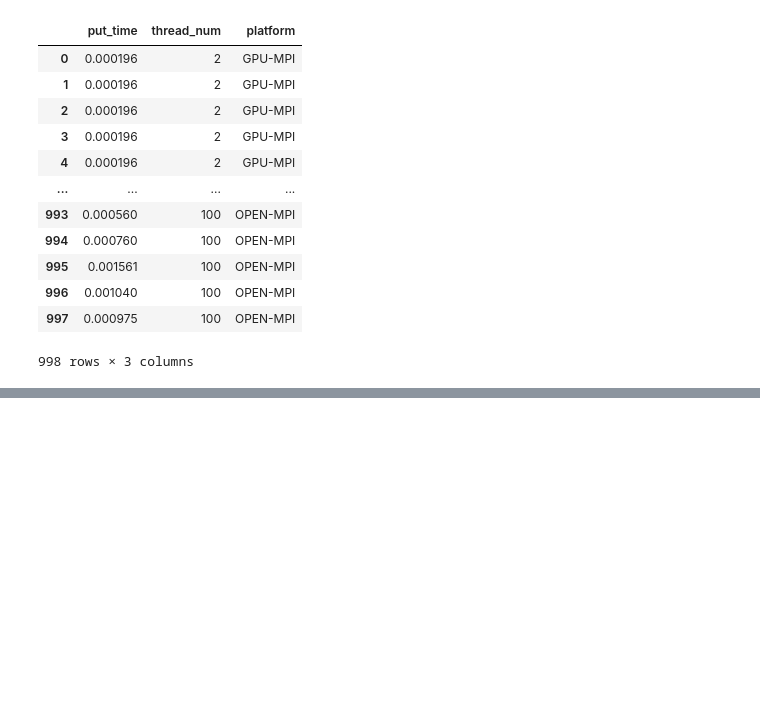
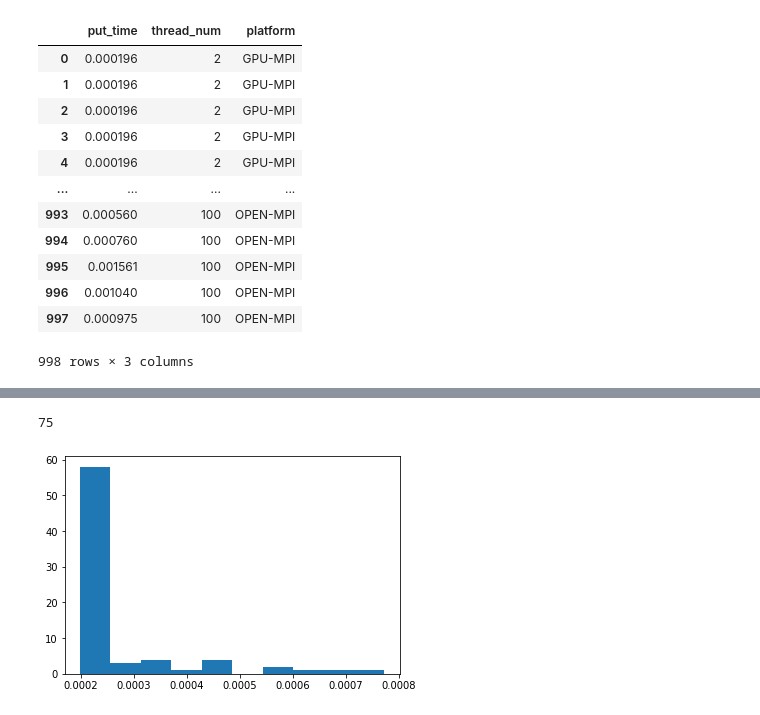
Before and after one commit to sinoyou/DPHPC-ETHZ-AS21-Visualization, a Jupyter notebook: DPHPC_ETHZ_AS21_Data_Visualization.ipynb, the cells around one changed output, grey strips where cells are left out. Cells and saved outputs as stored; diff of their text form; code cells hidden in the pictures; blank space fills up the shorter version.

```diff
--- a/DPHPC_ETHZ_AS21_Data_Visualization.ipynb
+++ b/DPHPC_ETHZ_AS21_Data_Visualization.ipynb
@@ -99,0 +104,9 @@ thread_time_data[thread_time_data['platform'] == 'GPU-MPI']
+# %%
+# put time statistics for [gpu] [thread_num = 20/10]
+data_select = thread_time_data[thread_time_data['platform'] == 'GPU-MPI']
+data_select_30 = data_select[data_select['thread_num'] == 30]
+plt.hist(data_select_30['put_time'])
+len(data_select_30)
+# %% [output]
+75
+[figure, added]
```
Also changed, not shown: parts of 7 cells of this notebook.
